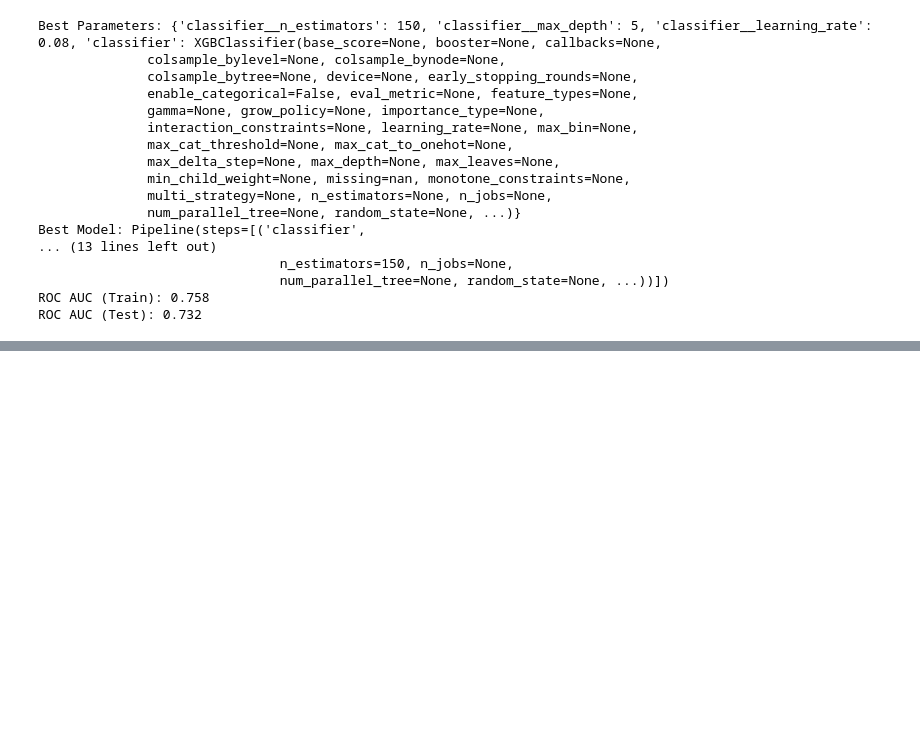
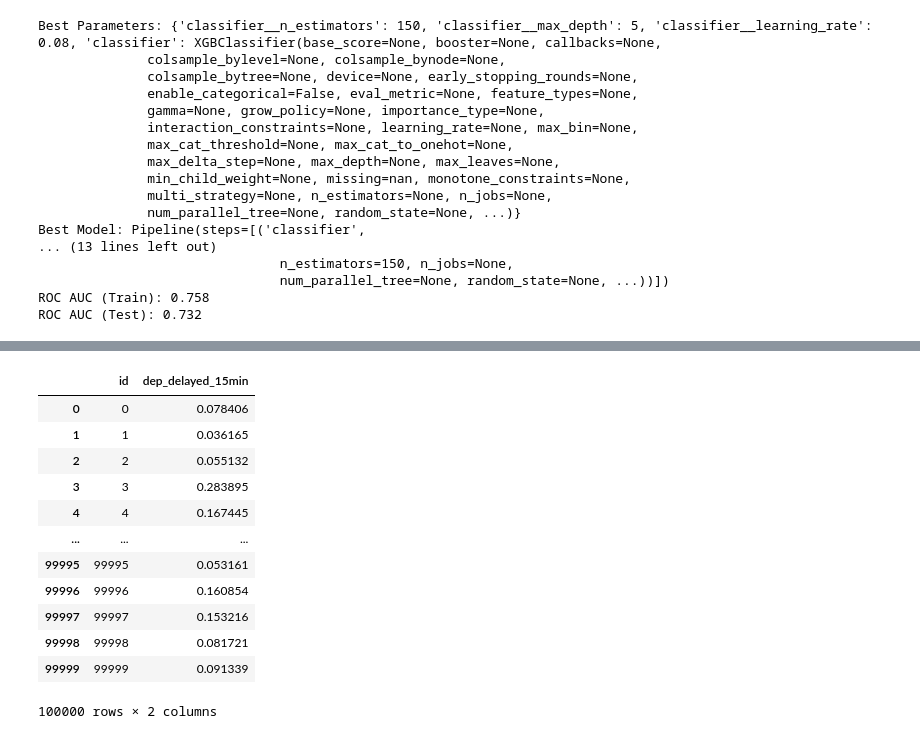
Before and after one commit to Estebancid/kaggle_flight_delays_prediction, a Jupyter notebook: predictor_delays.ipynb, the cells around one changed output, grey strips where cells are left out. Saved outputs shown, nothing was run; the diff lists cells and outputs as text; code cells hidden in the pictures; blank space fills up the shorter version.

```diff
--- a/predictor_delays.ipynb
+++ b/predictor_delays.ipynb
@@ -454,0 +509,20 @@ ROC AUC (Test): 0.732
+# %%
+submission_m1 = pd.DataFrame({
+    'id': df_test.index,  # Columna de IDs
+    'dep_delayed_15min': predictions_m1[:, 1]  # Predicciones del modelo
+})
+submission_m1
+# %% [output]
+|  | id | dep_delayed_15min |
+| 0 | 0 | 0.078406 |
+| 1 | 1 | 0.036165 |
+| 2 | 2 | 0.055132 |
+| 3 | 3 | 0.283895 |
+| 4 | 4 | 0.167445 |
+| ... | ... | ... |
+| 99995 | 99995 | 0.053161 |
+| 99996 | 99996 | 0.160854 |
+| 99997 | 99997 | 0.153216 |
+| 99998 | 99998 | 0.081721 |
+| 99999 | 99999 | 0.091339 |
+100000 rows × 2 columns
```
Also changed, not shown: parts of 9 cells of this notebook, 1 other file.
